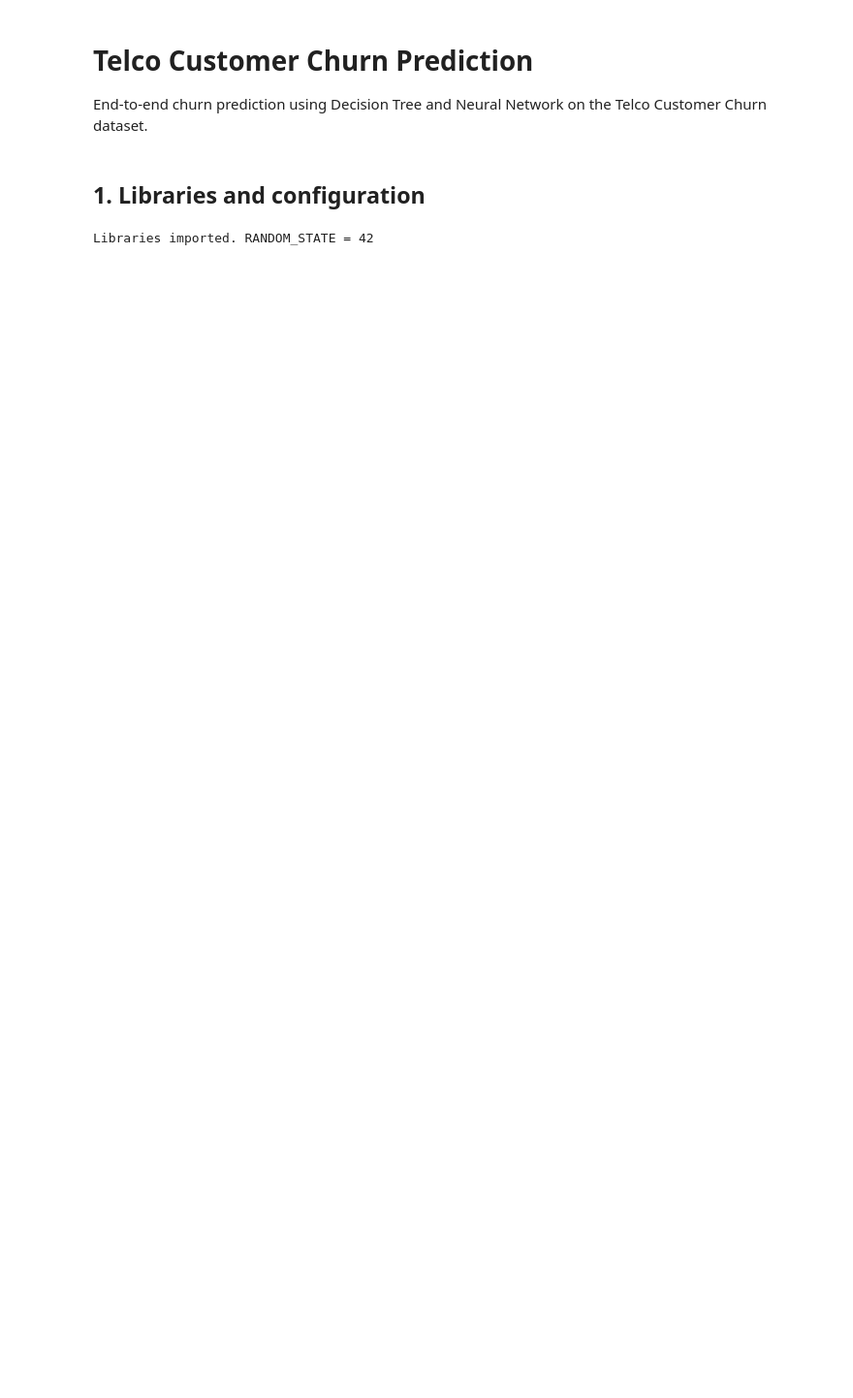
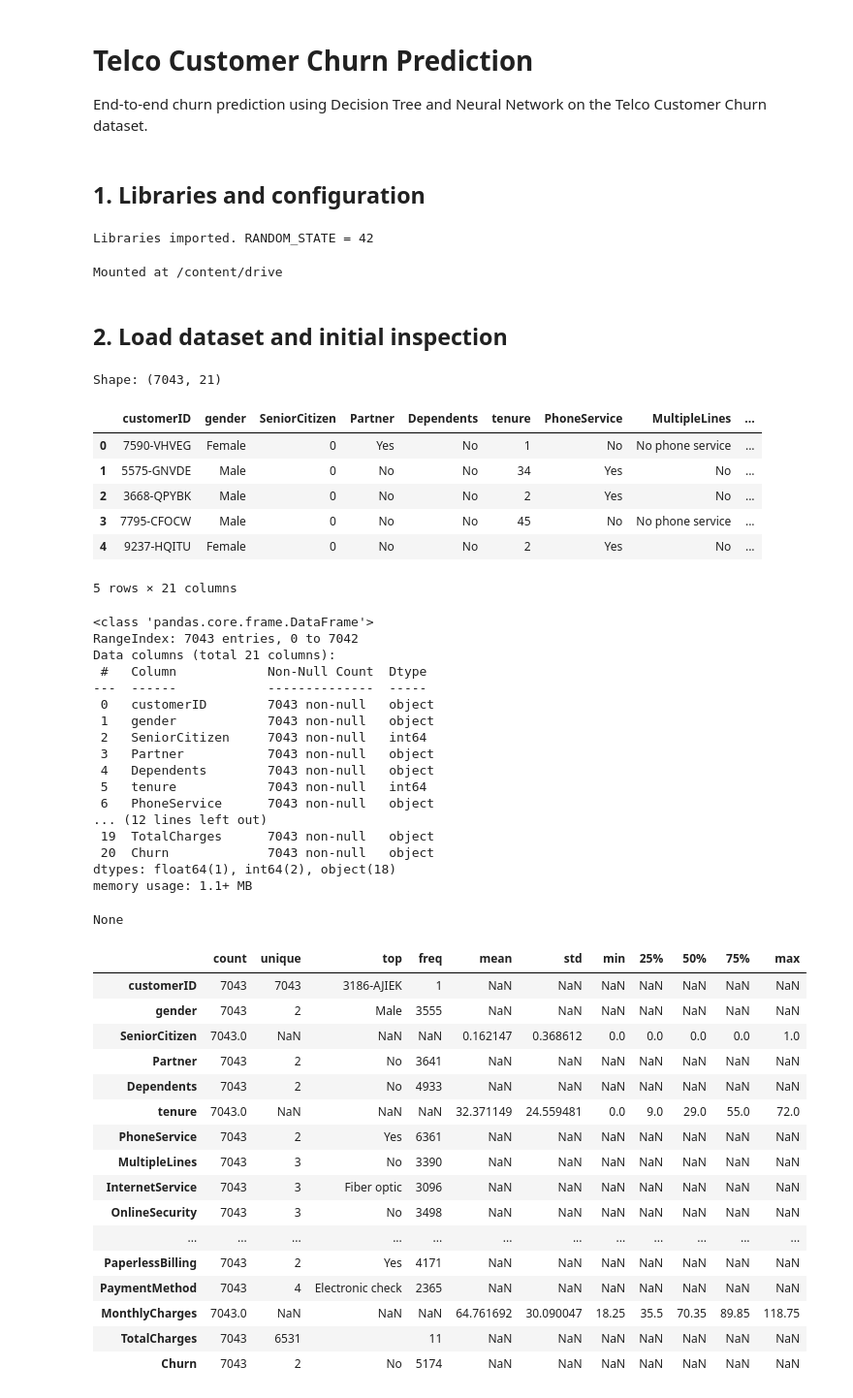
Before and after one commit to DinithYM/ML-CW, a Jupyter notebook: CM2604_CW.ipynb, the cells around one changed output. Shown at 97% size. Saved outputs shown, nothing was run; the diff lists cells and outputs as text; code cells hidden in the pictures; blank space fills up the shorter version.

Commit message:
Load the Telco dataset and inspect it's structure and stats

```diff
--- a/CM2604_CW.ipynb
+++ b/CM2604_CW.ipynb
@@ -46,3 +46,63 @@ tf.random.set_seed(RANDOM_STATE)
 print("Libraries imported. RANDOM_STATE =", RANDOM_STATE)
 # %% [output]
 Libraries imported. RANDOM_STATE = 42
+# %%
+from google.colab import drive
+drive.mount('/content/drive')
+# %% [output]
+Mounted at /content/drive
+# %% [markdown]
+## 2. Load dataset and initial inspection
+# %%
+DATA_PATH = "/content/drive/MyDrive/Colab Notebooks/ML-CW/WA_Fn-UseC_-Telco-Customer-Churn.csv"
+
+df = pd.read_csv(DATA_PATH)
+
+print("Shape:", df.shape)
+display(df.head())
+display(df.info())
+display(df.describe(include="all").T)
+# %% [output]
+Shape: (7043, 21)
+|  | customerID | gender | SeniorCitizen | Partner | Dependents | tenure | PhoneService | MultipleLines | ... |
+| 0 | 7590-VHVEG | Female | 0 | Yes | No | 1 | No | No phone service | ... |
+| 1 | 5575-GNVDE | Male | 0 | No | No | 34 | Yes | No | ... |
+| 2 | 3668-QPYBK | Male | 0 | No | No | 2 | Yes | No | ... |
+| 3 | 7795-CFOCW | Male | 0 | No | No | 45 | No | No phone service | ... |
+| 4 | 9237-HQITU | Female | 0 | No | No | 2 | Yes | No | ... |
+5 rows × 21 columns
+<class 'pandas.core.frame.DataFrame'>
+RangeIndex: 7043 entries, 0 to 7042
+Data columns (total 21 columns):
+ #   Column            Non-Null Count  Dtype
+---  ------            --------------  -----
+ 0   customerID        7043 non-null   object
+ 1   gender            7043 non-null   object
+ 2   SeniorCitizen     7043 non-null   int64
+ 3   Partner           7043 non-null   object
+ 4   Dependents        7043 non-null   object
+ 5   tenure            7043 non-null   int64
+ 6   PhoneService      7043 non-null   object
+... (12 lines left out)
+ 19  TotalCharges      7043 non-null   object
+ 20  Churn             7043 non-null   object
+dtypes: float64(1), int64(2), object(18)
+memory usage: 1.1+ MB
+None
+|  | count | unique | top | freq | mean | std | min | 25% | 50% | 75% | max |
+| customerID | 7043 | 7043 | 3186-AJIEK | 1 | NaN | NaN | NaN | NaN | NaN | NaN | NaN |
+| gender | 7043 | 2 | Male | 3555 | NaN | NaN | NaN | NaN | NaN | NaN | NaN |
+| SeniorCitizen | 7043.0 | NaN | NaN | NaN | 0.162147 | 0.368612 | 0.0 | 0.0 | 0.0 | 0.0 | 1.0 |
+| Partner | 7043 | 2 | No | 3641 | NaN | NaN | NaN | NaN | NaN | NaN | NaN |
+| Dependents | 7043 | 2 | No | 4933 | NaN | NaN | NaN | NaN | NaN | NaN | NaN |
+| tenure | 7043.0 | NaN | NaN | NaN | 32.371149 | 24.559481 | 0.0 | 9.0 | 29.0 | 55.0 | 72.0 |
+| PhoneService | 7043 | 2 | Yes | 6361 | NaN | NaN | NaN | NaN | NaN | NaN | NaN |
+| MultipleLines | 7043 | 3 | No | 3390 | NaN | NaN | NaN | NaN | NaN | NaN | NaN |
+| InternetService | 7043 | 3 | Fiber optic | 3096 | NaN | NaN | NaN | NaN | NaN | NaN | NaN |
+| OnlineSecurity | 7043 | 3 | No | 3498 | NaN | NaN | NaN | NaN | NaN | NaN | NaN |
+| ... | ... | ... | ... | ... | ... | ... | ... | ... | ... | ... | ... |
+| PaperlessBilling | 7043 | 2 | Yes | 4171 | NaN | NaN | NaN | NaN | NaN | NaN | NaN |
+| PaymentMethod | 7043 | 4 | Electronic check | 2365 | NaN | NaN | NaN | NaN | NaN | NaN | NaN |
+| MonthlyCharges | 7043.0 | NaN | NaN | NaN | 64.761692 | 30.090047 | 18.25 | 35.5 | 70.35 | 89.85 | 118.75 |
+| TotalCharges | 7043 | 6531 |  | 11 | NaN | NaN | NaN | NaN | NaN | NaN | NaN |
+| Churn | 7043 | 2 | No | 5174 | NaN | NaN | NaN | NaN | NaN | NaN | NaN |
```
